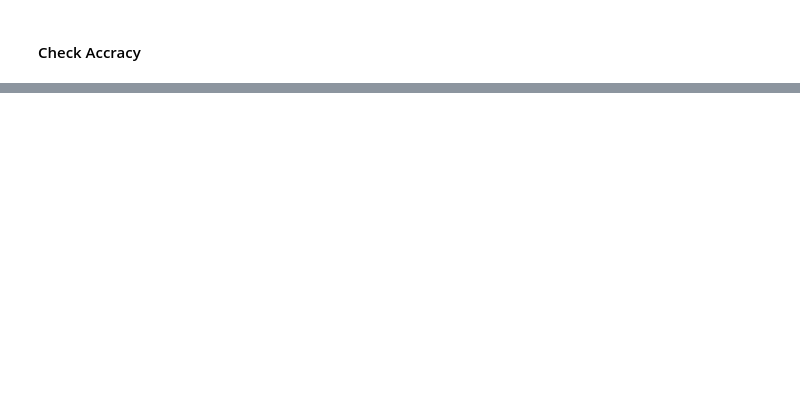
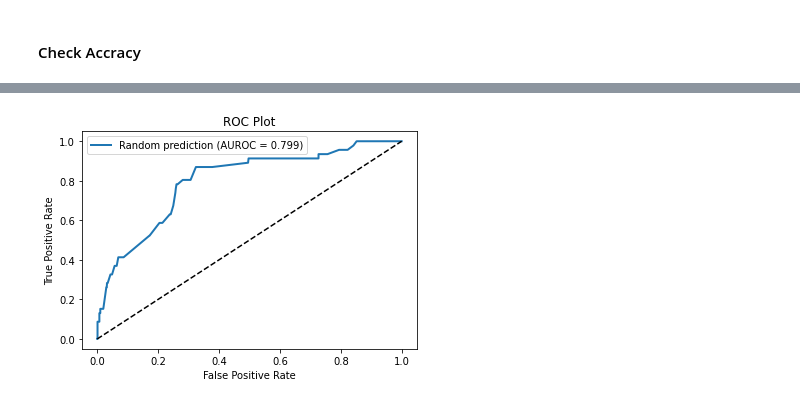
Before and after one commit to DrakeData/Bankruptcy_Prediction, a Jupyter notebook: bankruptcy_pred_main.ipynb, the cells around one changed output, grey strips where cells are left out. Saved outputs shown, nothing was run; the diff lists cells and outputs as text; code cells hidden in the pictures; blank space fills up the shorter version.

```diff
--- a/bankruptcy_pred_main.ipynb
+++ b/bankruptcy_pred_main.ipynb
@@ -606,0 +668,14 @@ plt.show()
+# %%
+# Set up model
+extra_tree = ExtraTreesClassifier(n_estimators=20,
+                                 max_features=2,
+                                 max_depth=2,
+                                 random_state=0,
+                                 criterion='gini')
+
+# Train model
+extra_tree.fit(x_train, y_train)
+
+# Predict
+tree_pred3 = extra_tree.predict_proba(x_test)[:,1]
+tree_pred1_3 = extra_tree.predict(x_test)
@@ -606,0 +692,17 @@ plt.show()
+# %%
+et_fpr, et_tpr, _ = roc_curve(y_test, tree_pred3)
+
+plt.plot(et_fpr, et_tpr, linewidth=2, label='Random prediction (AUROC = %0.3f)' % et_rocaucscore)
+plt.plot([0,1], [0,1], 'k--')
+
+# Title
+plt.title('ROC Plot')
+# Axis labels
+plt.xlabel('False Positive Rate')
+plt.ylabel('True Positive Rate')
+# Show legend
+plt.legend() #
+# Show plot
+plt.show()
+# %% [output]
+[figure, added]
```
Also changed, not shown: parts of 48 cells of this notebook.
